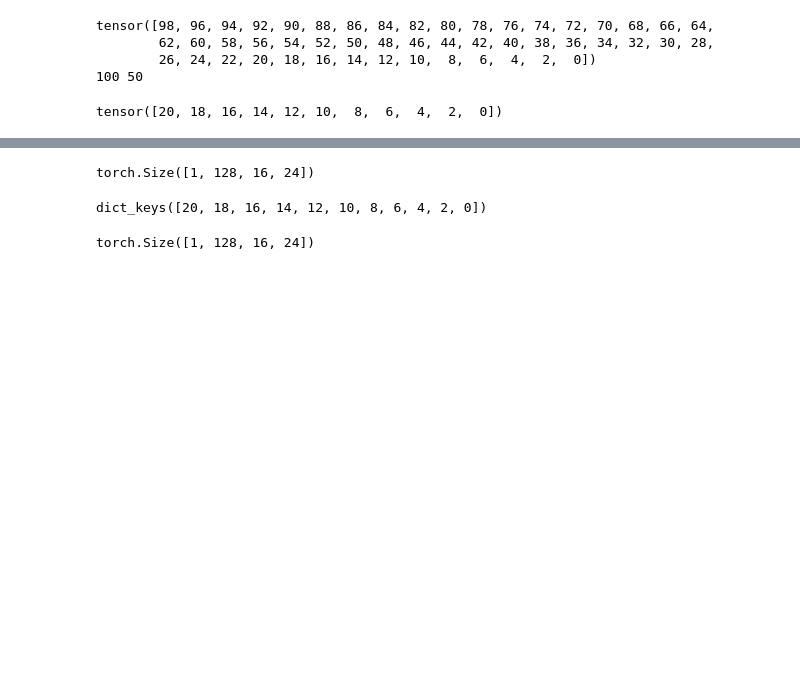
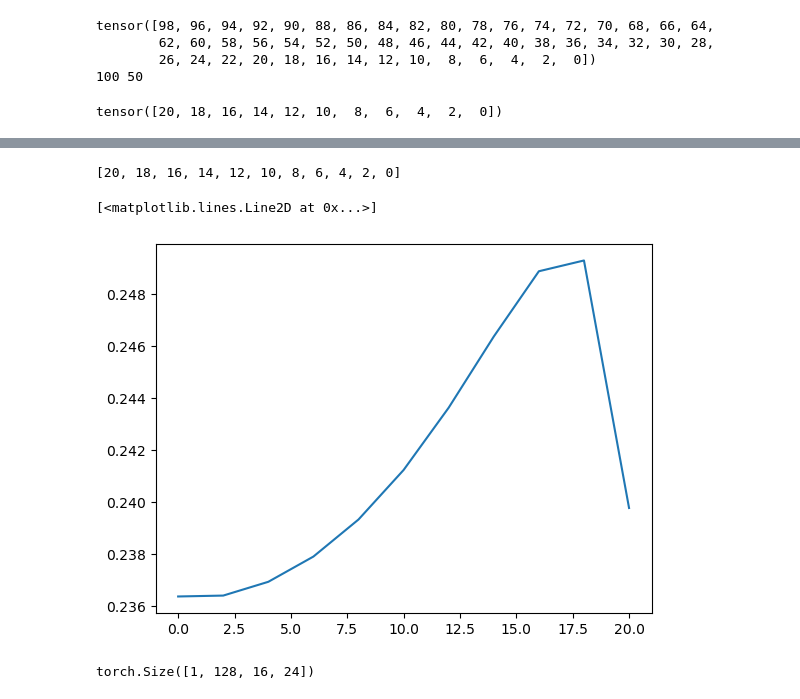
Before and after one commit to SammyAgrawal/diffusion-climsim, a Jupyter notebook: Evaluation.ipynb, the cells around one changed output, grey strips where cells are left out. Saved outputs shown, nothing was run; the diff lists cells and outputs as text; code cells hidden in the pictures; blank space fills up the shorter version.

```diff
--- a/Evaluation.ipynb
+++ b/Evaluation.ipynb
@@ -647,7 +558,7 @@ tensor([98, 96, 94, 92, 90, 88, 86, 84, 82, 80, 78, 76, 74, 72, 70, 68, 66, 64,
 # %%
 def sample_xt(x0, t, scheduler):
     eps = torch.randn(x0.shape, device=device) # BS x C x H x W
-    xt = scheduler.add_noise(x0, eps, timesteps=torch.tensor(10, dtype=torch.int32)) # noisy image
+    xt = scheduler.add_noise(x0, eps, timesteps=torch.tensor(t, dtype=torch.int32)) # noisy image
     return(xt, eps)
 # %%
 T, stride = 20, 2
@@ -666,2 +576,0 @@ tensor(True)
-# %%
-eta = 0.2
@@ -670,7 +577,3 @@ eta = 0.2
-# %%
-x_in.shape
-# %% [output]
-torch.Size([1, 128, 16, 24])
 # %%
 def correct_image(sample, pipe, T=10, stride=1, eta=0, return_history=True):
     """
@@ -683,7 +586,7 @@ def correct_image(sample, pipe, T=10, stride=1, eta=0, return_history=True):
         eta : eta parameter in DDIM paper
         return_history (bool) : whether to return all timesteps or just x0 hat
     """
-    hist = {}
+    hist = dict(timesteps=[])
     image, eps = sample_xt(sample, T, scheduler=pipe.scheduler)
     pipe.scheduler.set_timesteps(scheduler.config.num_train_timesteps // stride)
     pipe.scheduler.timesteps[-T//stride-1:]
@@ -697,6 +600,7 @@ def correct_image(sample, pipe, T=10, stride=1, eta=0, return_history=True):
                 model_output, t, image, eta=eta, use_clipped_model_output=False,
             ).prev_sample
             if(return_history):
+                hist['timesteps'].append(t.item())
                 hist[t.item()] = image
 
     #image = (image / 2 + 0.5).clamp(0, 1)
@@ -707,10 +611,21 @@ def correct_image(sample, pipe, T=10, stride=1, eta=0, return_history=True):
     return(image)
 # %%
 denoised_image, history = correct_image(x_in, pipeline, T=20, stride=2)
+# %%
+history['timesteps']
+# %% [output]
+[20, 18, 16, 14, 12, 10, 8, 6, 4, 2, 0]
 # %%
-history.keys()
+distances = []
+metric = nn.MSELoss()
+for timestep in history['timesteps']:
+    #history[timestep]
+    distances.append(metric(history[timestep], x_in).item())
-# %% [output]
-dict_keys([20, 18, 16, 14, 12, 10, 8, 6, 4, 2, 0])
+# %%
+plt.plot(history['timesteps'], distances)
+# %% [output]
+[<matplotlib.lines.Line2D at 0x...>]
+[figure, added]
 # %%
 print(denoised_image.shape)
 (denoised_image == history[0]).all()
```
Also changed, not shown: parts of 25 cells of this notebook, 11 other files.
